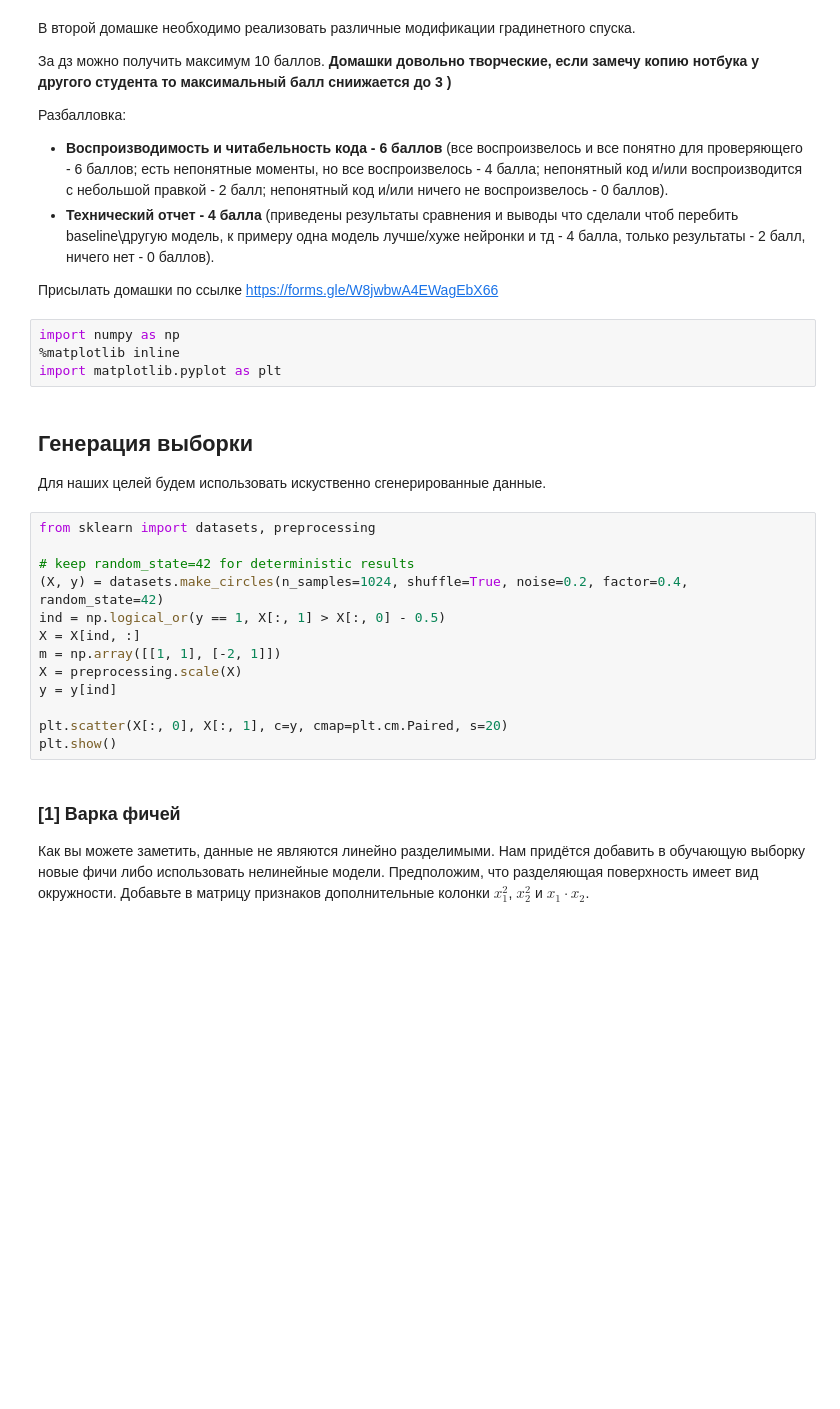
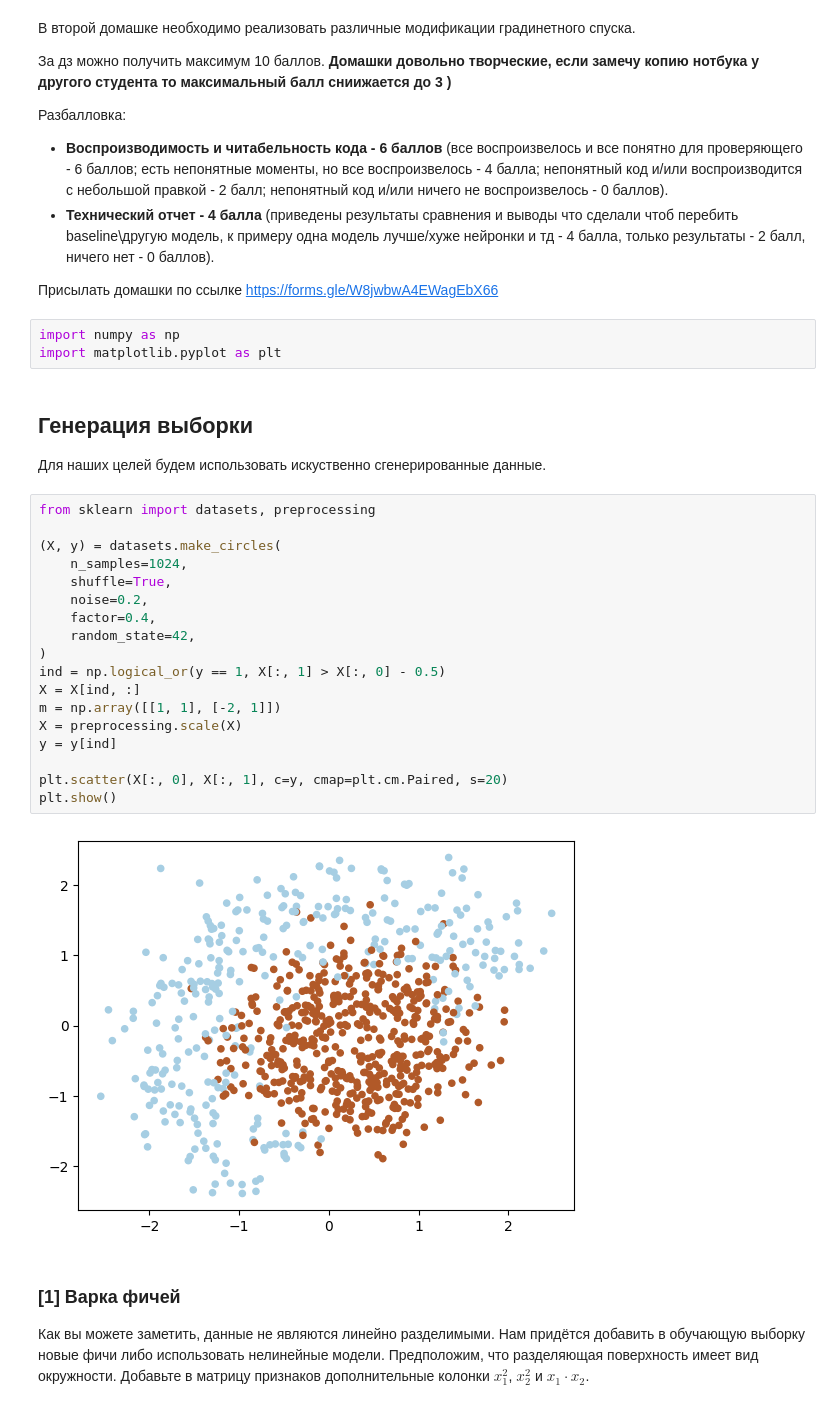
Before and after one commit to poslam/sem6-ds, a Jupyter notebook: ns/labs/2/2.ipynb, the cells around one changed output. Drawn from its saved outputs; the diff is of its cells as text; blank space fills up the shorter version.

```diff
--- a/ns/labs/2/2.ipynb
+++ b/ns/labs/2/2.ipynb
@@ -13,7 +13,6 @@
 Присылать домашки по ссылке https://forms.gle/W8jwbwA4EWagEbX66
 # %%
 import numpy as np
-%matplotlib inline
 import matplotlib.pyplot as plt
 # %% [markdown]
 ## Генерация выборки
@@ -22,16 +21,23 @@ import matplotlib.pyplot as plt
 # %%
 from sklearn import datasets, preprocessing
 
-# keep random_state=42 for deterministic results
-(X, y) = datasets.make_circles(n_samples=1024, shuffle=True, noise=0.2, factor=0.4, random_state=42)
+(X, y) = datasets.make_circles(
+    n_samples=1024,
+    shuffle=True,
+    noise=0.2,
+    factor=0.4,
+    random_state=42,
+)
 ind = np.logical_or(y == 1, X[:, 1] > X[:, 0] - 0.5)
 X = X[ind, :]
 m = np.array([[1, 1], [-2, 1]])
 X = preprocessing.scale(X)
 y = y[ind]
 
 plt.scatter(X[:, 0], X[:, 1], c=y, cmap=plt.cm.Paired, s=20)
 plt.show()
+# %% [output]
+[figure, added]
 # %% [markdown]
 ### [1] Варка фичей
 
```
Also changed, not shown: parts of 14 cells of this notebook.
